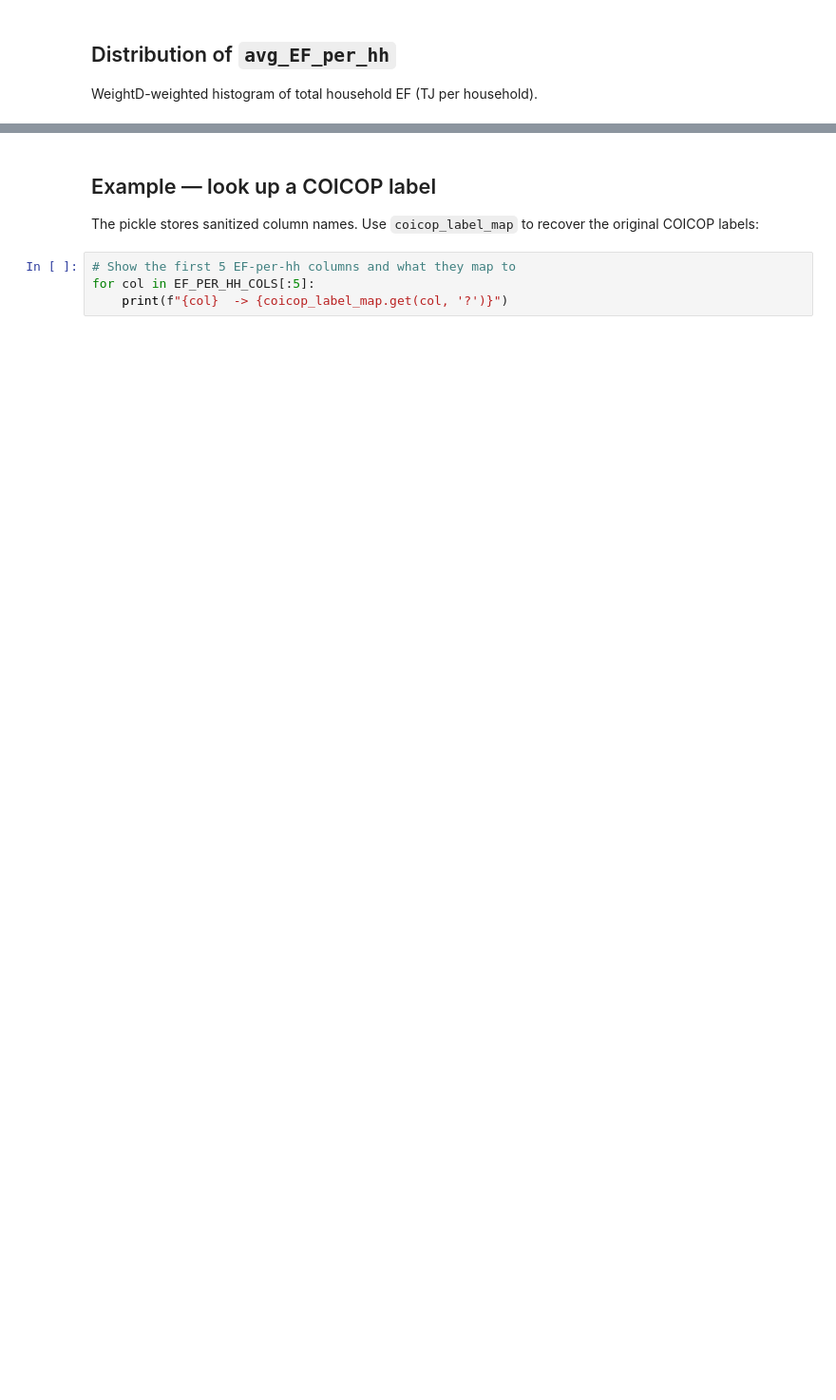
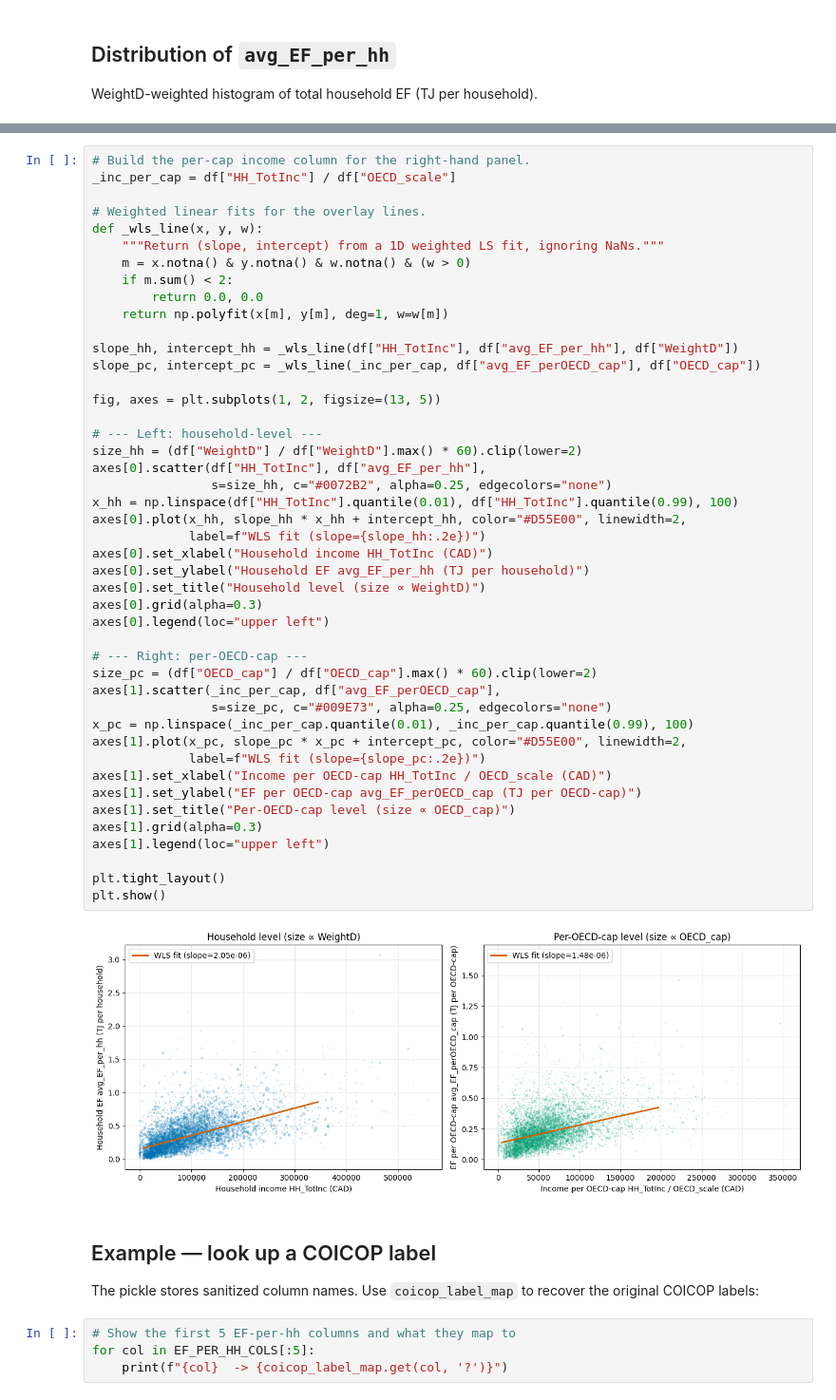
Before and after one commit to baltrusz/Canada_HH_EF, a Jupyter notebook: Statistical_analysis.ipynb, the cells around one changed output, grey strips where cells are left out. Shown at 95% size. Drawn from its saved outputs; the diff is of its cells as text; blank space fills up the shorter version.

```diff
--- a/Statistical_analysis.ipynb
+++ b/Statistical_analysis.ipynb
@@ -133,3 +190,50 @@ plt.show()
+# %%
+# Build the per-cap income column for the right-hand panel.
+_inc_per_cap = df["HH_TotInc"] / df["OECD_scale"]
+
+# Weighted linear fits for the overlay lines.
+def _wls_line(x, y, w):
+    """Return (slope, intercept) from a 1D weighted LS fit, ignoring NaNs."""
+    m = x.notna() & y.notna() & w.notna() & (w > 0)
+    if m.sum() < 2:
+        return 0.0, 0.0
+    return np.polyfit(x[m], y[m], deg=1, w=w[m])
+
+slope_hh, intercept_hh = _wls_line(df["HH_TotInc"], df["avg_EF_per_hh"], df["WeightD"])
+slope_pc, intercept_pc = _wls_line(_inc_per_cap, df["avg_EF_perOECD_cap"], df["OECD_cap"])
+
+fig, axes = plt.subplots(1, 2, figsize=(13, 5))
+
+# --- Left: household-level ---
+size_hh = (df["WeightD"] / df["WeightD"].max() * 60).clip(lower=2)
+axes[0].scatter(df["HH_TotInc"], df["avg_EF_per_hh"],
+                s=size_hh, c="#0072B2", alpha=0.25, edgecolors="none")
+x_hh = np.linspace(df["HH_TotInc"].quantile(0.01), df["HH_TotInc"].quantile(0.99), 100)
+axes[0].plot(x_hh, slope_hh * x_hh + intercept_hh, color="#D55E00", linewidth=2,
+             label=f"WLS fit (slope={slope_hh:.2e})")
+axes[0].set_xlabel("Household income HH_TotInc (CAD)")
+axes[0].set_ylabel("Household EF avg_EF_per_hh (TJ per household)")
+axes[0].set_title("Household level (size ∝ WeightD)")
+axes[0].grid(alpha=0.3)
+axes[0].legend(loc="upper left")
+
+# --- Right: per-OECD-cap ---
+size_pc = (df["OECD_cap"] / df["OECD_cap"].max() * 60).clip(lower=2)
+axes[1].scatter(_inc_per_cap, df["avg_EF_perOECD_cap"],
+                s=size_pc, c="#009E73", alpha=0.25, edgecolors="none")
+x_pc = np.linspace(_inc_per_cap.quantile(0.01), _inc_per_cap.quantile(0.99), 100)
+axes[1].plot(x_pc, slope_pc * x_pc + intercept_pc, color="#D55E00", linewidth=2,
+             label=f"WLS fit (slope={slope_pc:.2e})")
+axes[1].set_xlabel("Income per OECD-cap HH_TotInc / OECD_scale (CAD)")
+axes[1].set_ylabel("EF per OECD-cap avg_EF_perOECD_cap (TJ per OECD-cap)")
+axes[1].set_title("Per-OECD-cap level (size ∝ OECD_cap)")
+axes[1].grid(alpha=0.3)
+axes[1].legend(loc="upper left")
+
+plt.tight_layout()
+plt.show()
+# %% [output]
+[figure, added]
 # %% [markdown]
 ## Example — look up a COICOP label
 
```
Also changed, not shown: parts of 22 cells of this notebook, 11 other files.
